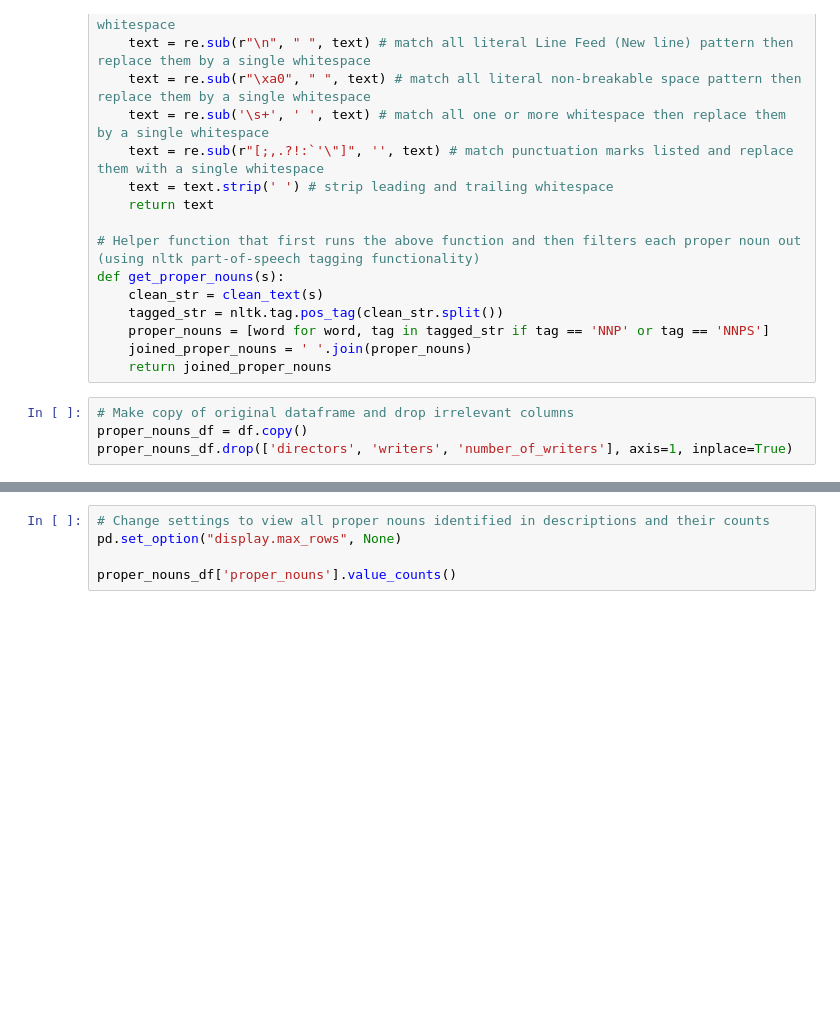
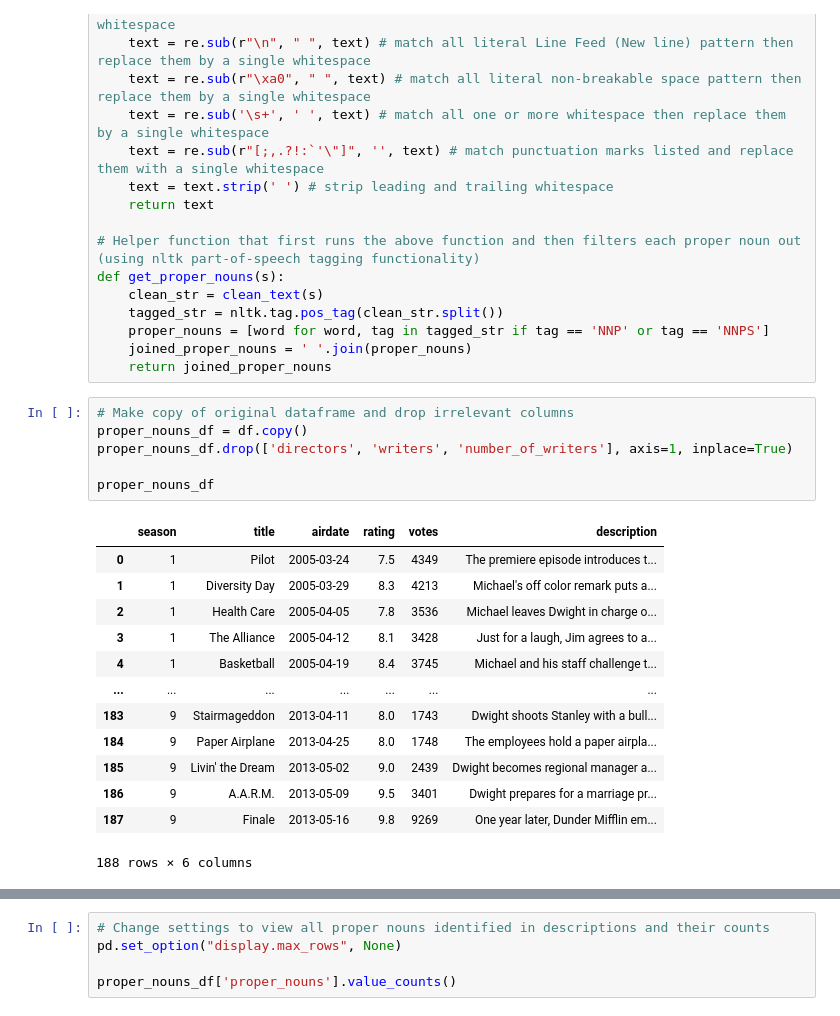
Before and after one commit to saravalente/The-Office-IMDB-Data-Analysis, a Jupyter notebook: IMDB Data Analysis.ipynb, the cells around one changed output, grey strips where cells are left out. Drawn from its saved outputs; the diff is of its cells as text; blank space fills up the shorter version.

```diff
--- a/IMDB Data Analysis.ipynb
+++ b/IMDB Data Analysis.ipynb
@@ -306,7 +306,23 @@ def get_proper_nouns(s):
 # %%
 # Make copy of original dataframe and drop irrelevant columns
 proper_nouns_df = df.copy()
 proper_nouns_df.drop(['directors', 'writers', 'number_of_writers'], axis=1, inplace=True)
+
+proper_nouns_df
+# %% [output]
+|  | season | title | airdate | rating | votes | description |
+| 0 | 1 | Pilot | 2005-03-24 | 7.5 | 4349 | The premiere episode introduces t... |
+| 1 | 1 | Diversity Day | 2005-03-29 | 8.3 | 4213 | Michael's off color remark puts a... |
+| 2 | 1 | Health Care | 2005-04-05 | 7.8 | 3536 | Michael leaves Dwight in charge o... |
+| 3 | 1 | The Alliance | 2005-04-12 | 8.1 | 3428 | Just for a laugh, Jim agrees to a... |
+| 4 | 1 | Basketball | 2005-04-19 | 8.4 | 3745 | Michael and his staff challenge t... |
+| ... | ... | ... | ... | ... | ... | ... |
+| 183 | 9 | Stairmageddon | 2013-04-11 | 8.0 | 1743 | Dwight shoots Stanley with a bull... |
+| 184 | 9 | Paper Airplane | 2013-04-25 | 8.0 | 1748 | The employees hold a paper airpla... |
+| 185 | 9 | Livin' the Dream | 2013-05-02 | 9.0 | 2439 | Dwight becomes regional manager a... |
+| 186 | 9 | A.A.R.M. | 2013-05-09 | 9.5 | 3401 | Dwight prepares for a marriage pr... |
+| 187 | 9 | Finale | 2013-05-16 | 9.8 | 9269 | One year later, Dunder Mifflin em... |
+188 rows × 6 columns
 # %%
 # Create proper nouns column using get_proper_nouns function
 proper_nouns_df['proper_nouns'] = proper_nouns_df['description'].apply(lambda x:get_proper_nouns(x))
```
Also changed, not shown: parts of 10 cells of this notebook, 1 other file.
